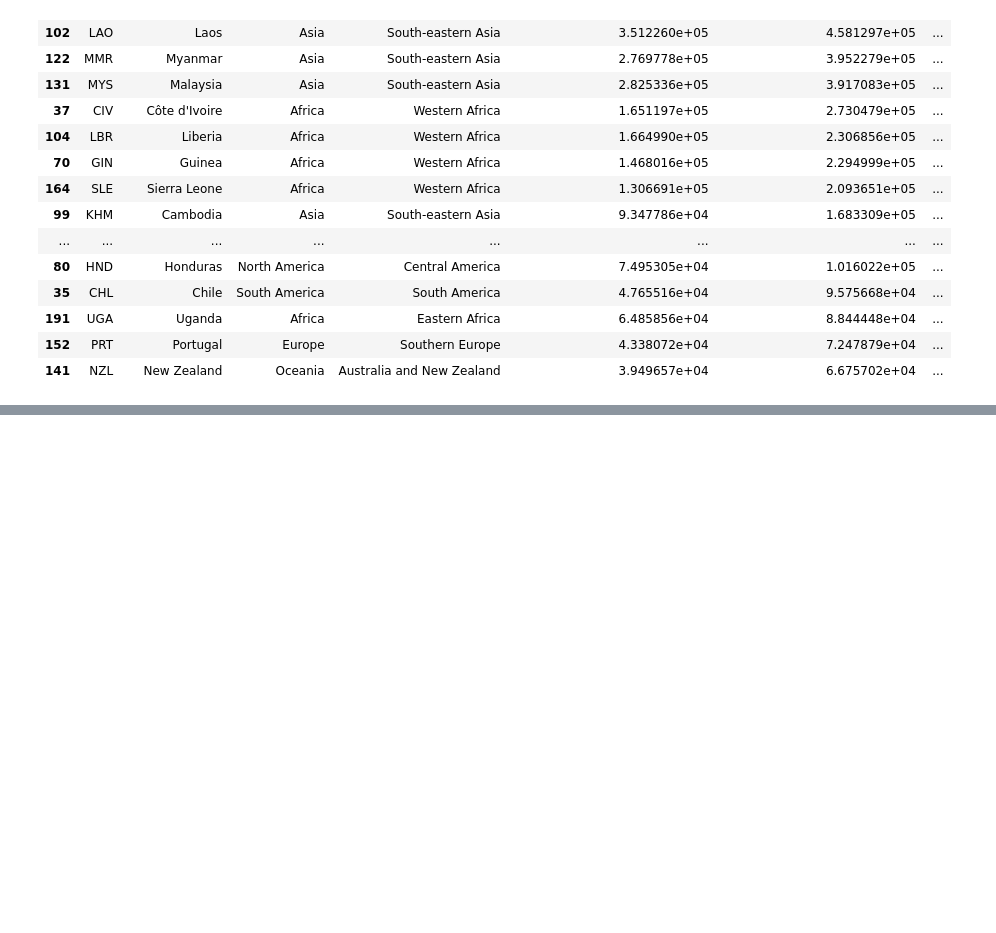
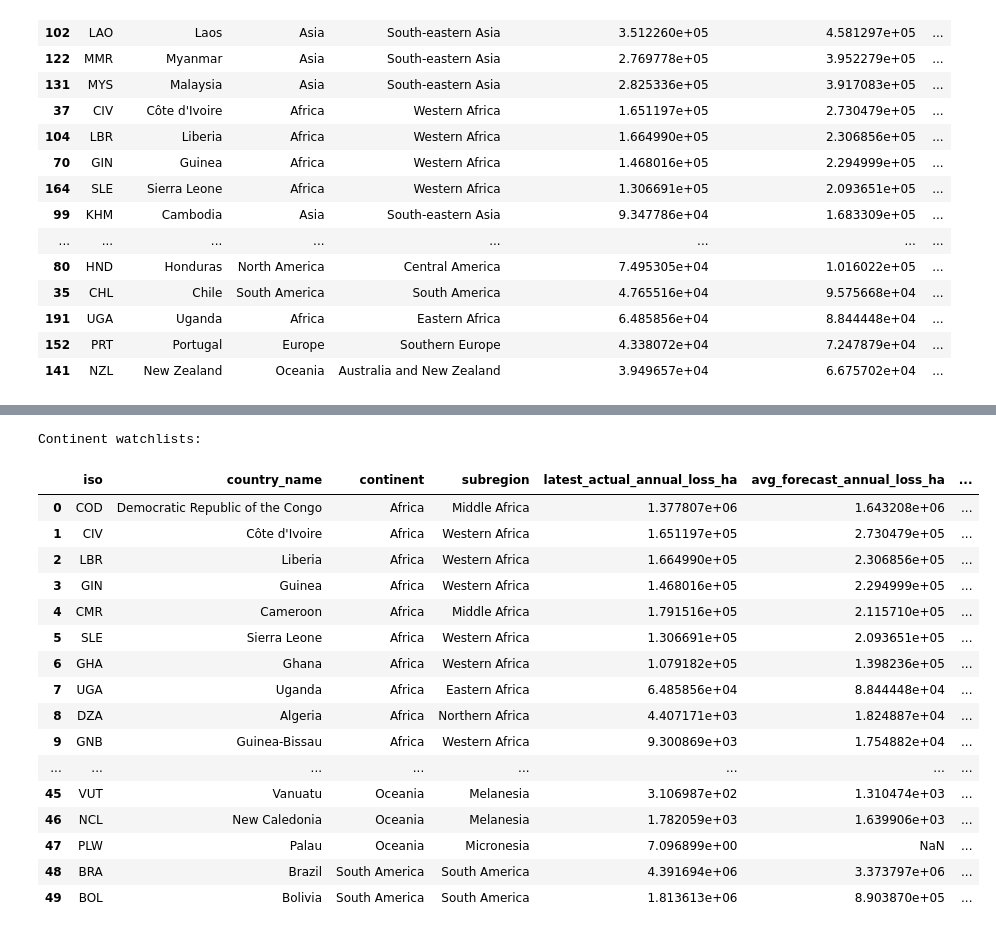
Before and after one commit to CH-CHISAKA/GlobalForestAnalysis, a Jupyter notebook: world_forest_distribution.ipynb, the cells around one changed output, grey strips where cells are left out. Cells and saved outputs as stored; diff of their text form; code cells hidden in the pictures; blank space fills up the shorter version.

```diff
--- a/world_forest_distribution.ipynb
+++ b/world_forest_distribution.ipynb
@@ -2539,0 +3129,25 @@ plt.show()
+# %%
+# ---------------------------------------------------------
+# CONTINENT-LEVEL WATCHLISTS
+# ---------------------------------------------------------
+print("Continent watchlists:")
+display(continent_watchlists.head(50))
+# %% [output]
+Continent watchlists:
+|  | iso | country_name | continent | subregion | latest_actual_annual_loss_ha | avg_forecast_annual_loss_ha | ... |
+| 0 | COD | Democratic Republic of the Congo | Africa | Middle Africa | 1.377807e+06 | 1.643208e+06 | ... |
+| 1 | CIV | Côte d'Ivoire | Africa | Western Africa | 1.651197e+05 | 2.730479e+05 | ... |
+| 2 | LBR | Liberia | Africa | Western Africa | 1.664990e+05 | 2.306856e+05 | ... |
+| 3 | GIN | Guinea | Africa | Western Africa | 1.468016e+05 | 2.294999e+05 | ... |
+| 4 | CMR | Cameroon | Africa | Middle Africa | 1.791516e+05 | 2.115710e+05 | ... |
+| 5 | SLE | Sierra Leone | Africa | Western Africa | 1.306691e+05 | 2.093651e+05 | ... |
+| 6 | GHA | Ghana | Africa | Western Africa | 1.079182e+05 | 1.398236e+05 | ... |
+| 7 | UGA | Uganda | Africa | Eastern Africa | 6.485856e+04 | 8.844448e+04 | ... |
+| 8 | DZA | Algeria | Africa | Northern Africa | 4.407171e+03 | 1.824887e+04 | ... |
+| 9 | GNB | Guinea-Bissau | Africa | Western Africa | 9.300869e+03 | 1.754882e+04 | ... |
+| ... | ... | ... | ... | ... | ... | ... | ... |
+| 45 | VUT | Vanuatu | Oceania | Melanesia | 3.106987e+02 | 1.310474e+03 | ... |
+| 46 | NCL | New Caledonia | Oceania | Melanesia | 1.782059e+03 | 1.639906e+03 | ... |
+| 47 | PLW | Palau | Oceania | Micronesia | 7.096899e+00 | NaN | ... |
+| 48 | BRA | Brazil | South America | South America | 4.391694e+06 | 3.373797e+06 | ... |
+| 49 | BOL | Bolivia | South America | South America | 1.813613e+06 | 8.903870e+05 | ... |
```
Also changed, not shown: parts of 11 cells of this notebook.
